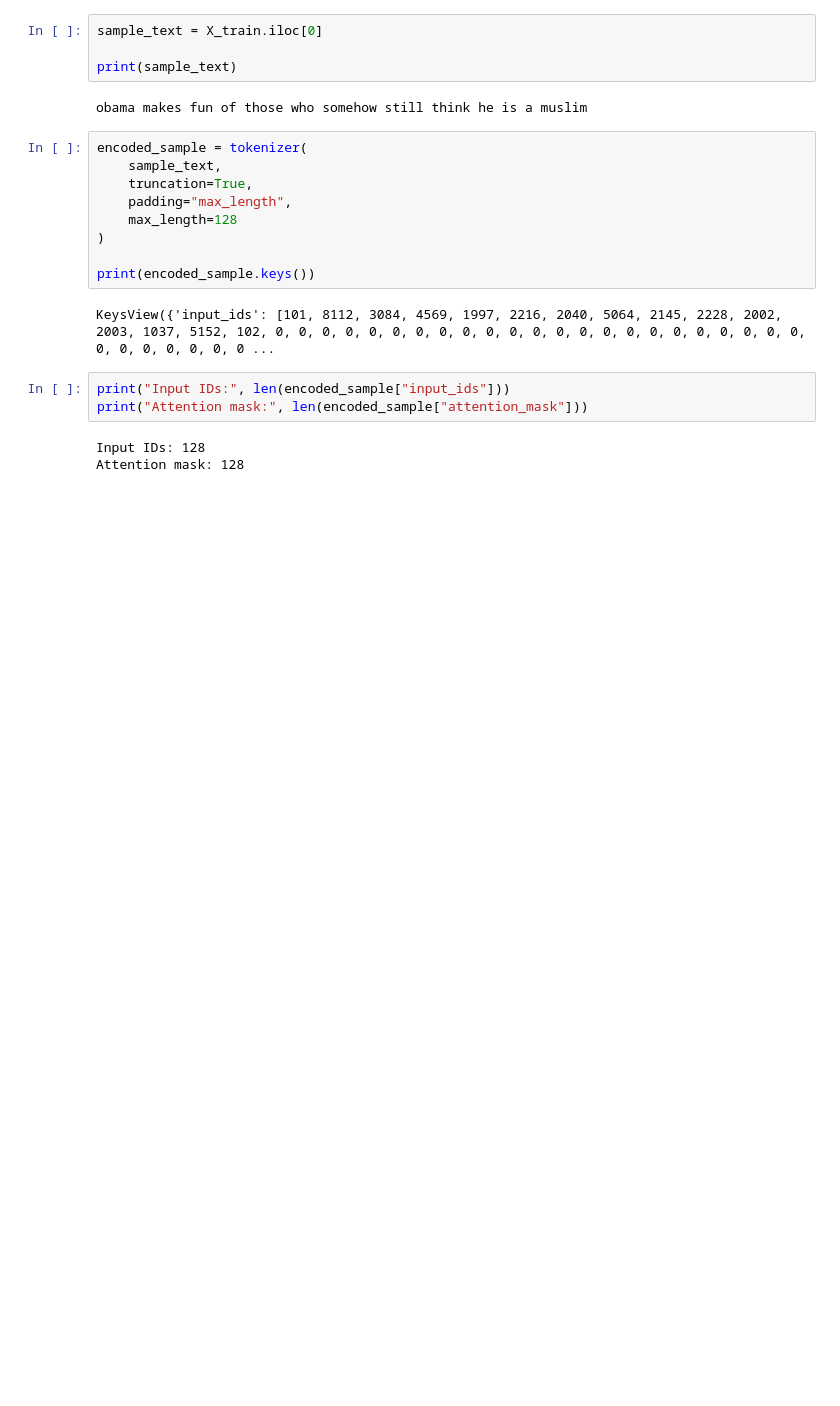
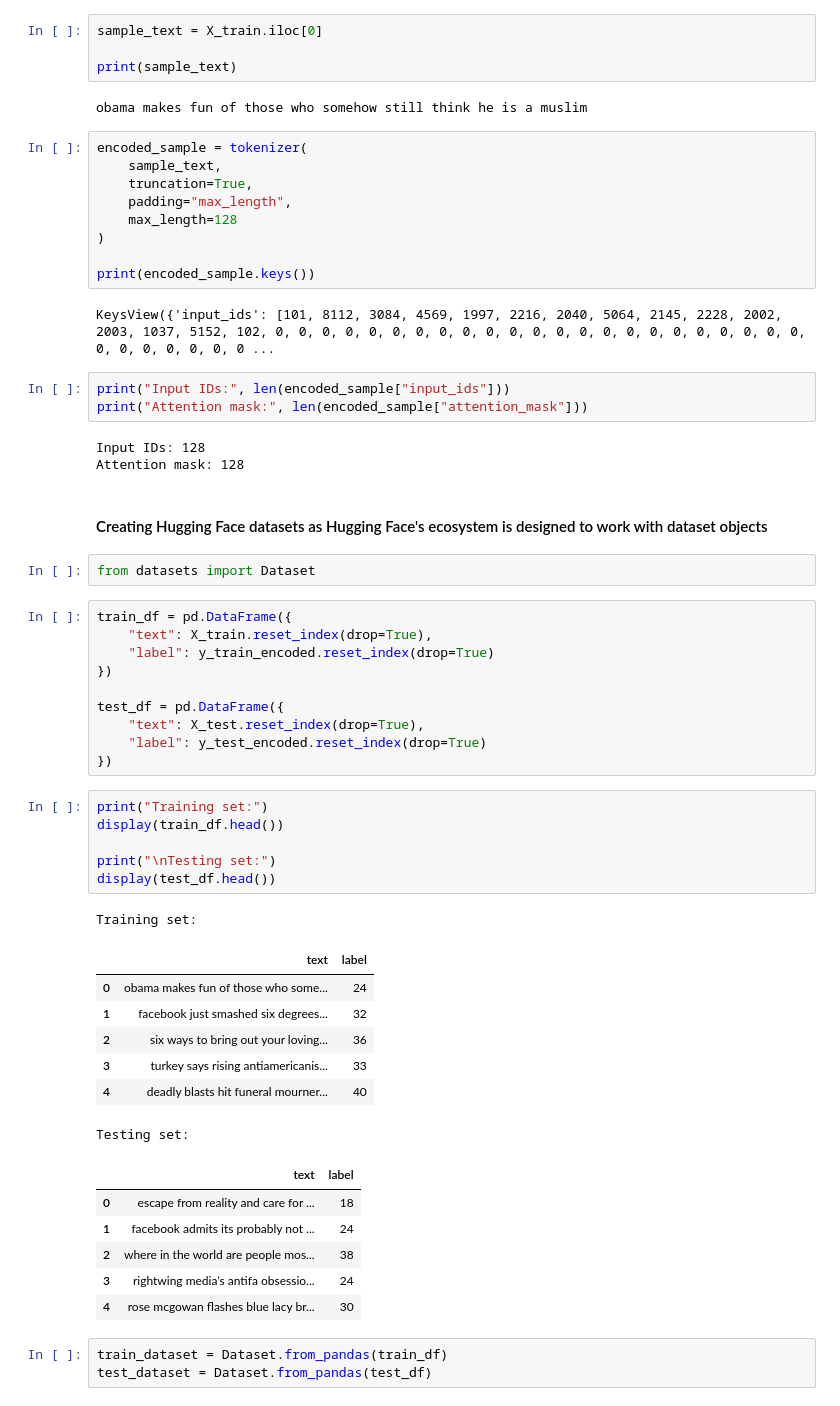
Before and after one commit to Anicodes18/smart-news-analyzer, a Jupyter notebook: notebooks/text_classification.ipynb, the cells around one changed output. Saved outputs shown, nothing was run; the diff lists cells and outputs as text; blank space fills up the shorter version.

```diff
--- a/notebooks/text_classification.ipynb
+++ b/notebooks/text_classification.ipynb
@@ -582,3 +582,41 @@ print("Attention mask:", len(encoded_sample["attention_mask"]))
 # %% [output]
 Input IDs: 128
 Attention mask: 128
+# %% [markdown]
+#### Creating Hugging Face datasets as Hugging Face's ecosystem is designed to work with dataset objects
+# %%
+from datasets import Dataset
+# %%
+train_df = pd.DataFrame({
+    "text": X_train.reset_index(drop=True),
+    "label": y_train_encoded.reset_index(drop=True)
+})
+
+test_df = pd.DataFrame({
+    "text": X_test.reset_index(drop=True),
+    "label": y_test_encoded.reset_index(drop=True)
+})
+# %%
+print("Training set:")
+display(train_df.head())
+
+print("\nTesting set:")
+display(test_df.head())
+# %% [output]
+Training set:
+|  | text | label |
+| 0 | obama makes fun of those who some... | 24 |
+| 1 | facebook just smashed six degrees... | 32 |
+| 2 | six ways to bring out your loving... | 36 |
+| 3 | turkey says rising antiamericanis... | 33 |
+| 4 | deadly blasts hit funeral mourner... | 40 |
+Testing set:
+|  | text | label |
+| 0 | escape from reality and care for ... | 18 |
+| 1 | facebook admits its probably not ... | 24 |
+| 2 | where in the world are people mos... | 38 |
+| 3 | rightwing media’s antifa obsessio... | 24 |
+| 4 | rose mcgowan flashes blue lacy br... | 30 |
+# %%
+train_dataset = Dataset.from_pandas(train_df)
+test_dataset = Dataset.from_pandas(test_df)
```
Also changed, not shown: parts of 28 cells of this notebook, 1 other file.
